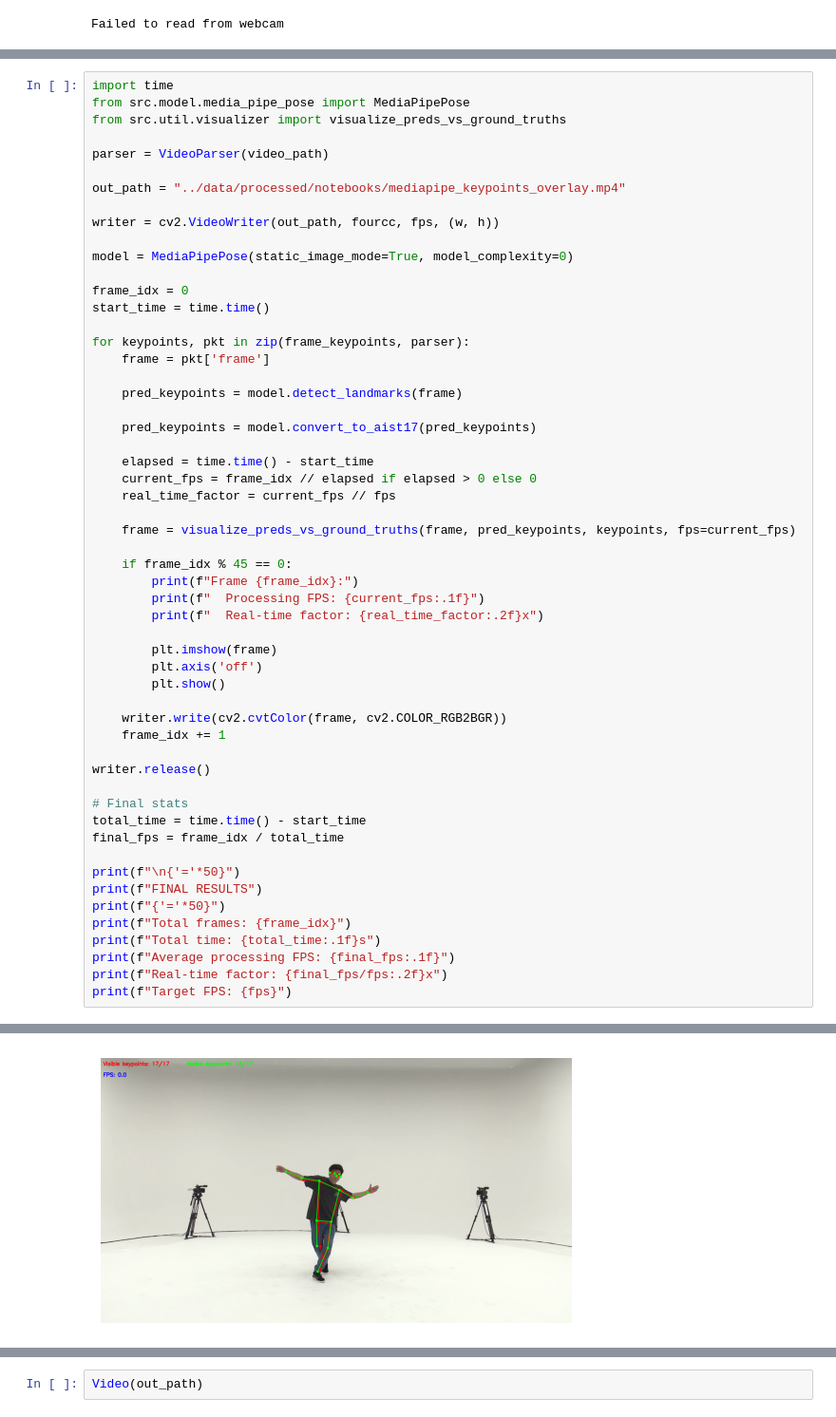
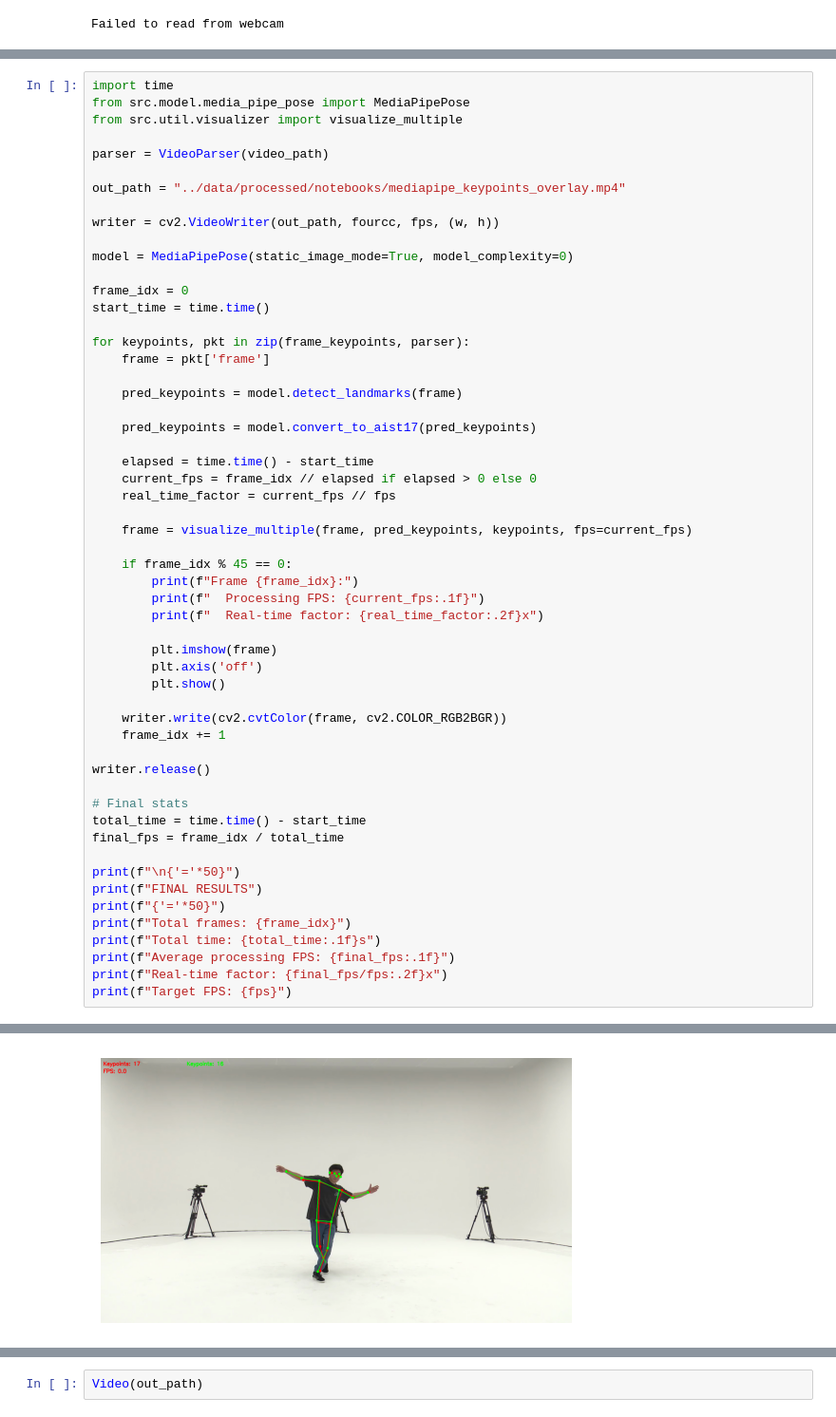
Before and after one commit to lukegeer/real-time-pose-eval, a Jupyter notebook: notebooks/data_sample_view.ipynb, the cells around one changed output, grey strips where cells are left out. Shown at 95% size. Cells and saved outputs as stored; diff of their text form.

```diff
--- a/notebooks/data_sample_view.ipynb
+++ b/notebooks/data_sample_view.ipynb
@@ -125,7 +125,7 @@ Video(out_path)
 # %%
 import time
 from src.model.media_pipe_pose import MediaPipePose
-from src.util.visualizer import visualize_preds_vs_ground_truths
+from src.util.visualizer import visualize_multiple
 
 parser = VideoParser(video_path)
 
@@ -149,7 +149,7 @@ for keypoints, pkt in zip(frame_keypoints, parser):
     current_fps = frame_idx // elapsed if elapsed > 0 else 0
     real_time_factor = current_fps // fps
 
-    frame = visualize_preds_vs_ground_truths(frame, pred_keypoints, keypoints, fps=current_fps)
+    frame = visualize_multiple(frame, pred_keypoints, keypoints, fps=current_fps)
 
     if frame_idx % 45 == 0:
         print(f"Frame {frame_idx}:")
@@ -187,2 +187,2 @@ W0000 00:00:1763063452.104115  971619 inference_feedback_manager.cc:114] Feedbac
-[figure, old version]
+[figure, new version]
 Frame 45:
```
Also changed, not shown: parts of 10 cells of this notebook, 20 other files.
